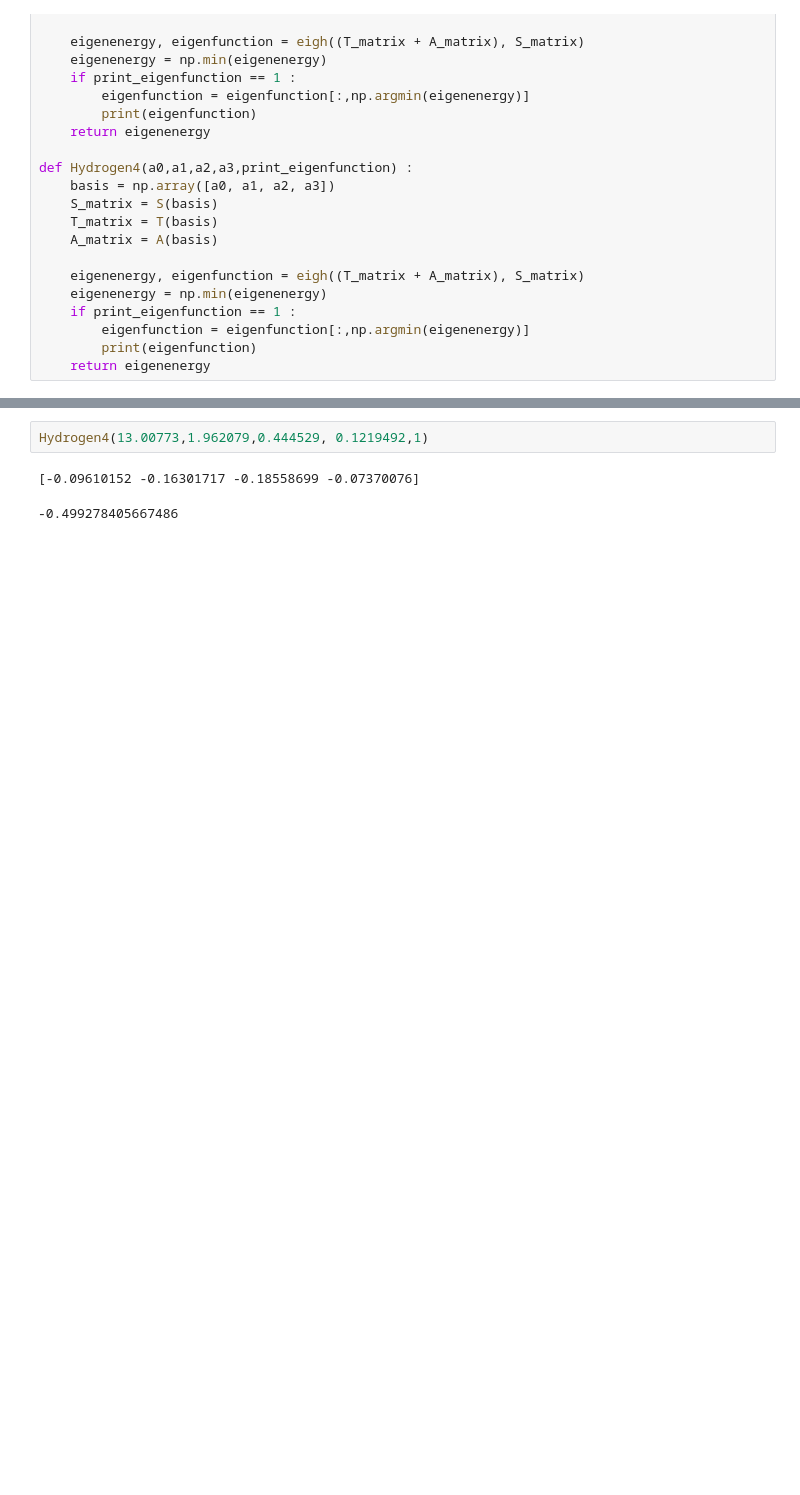
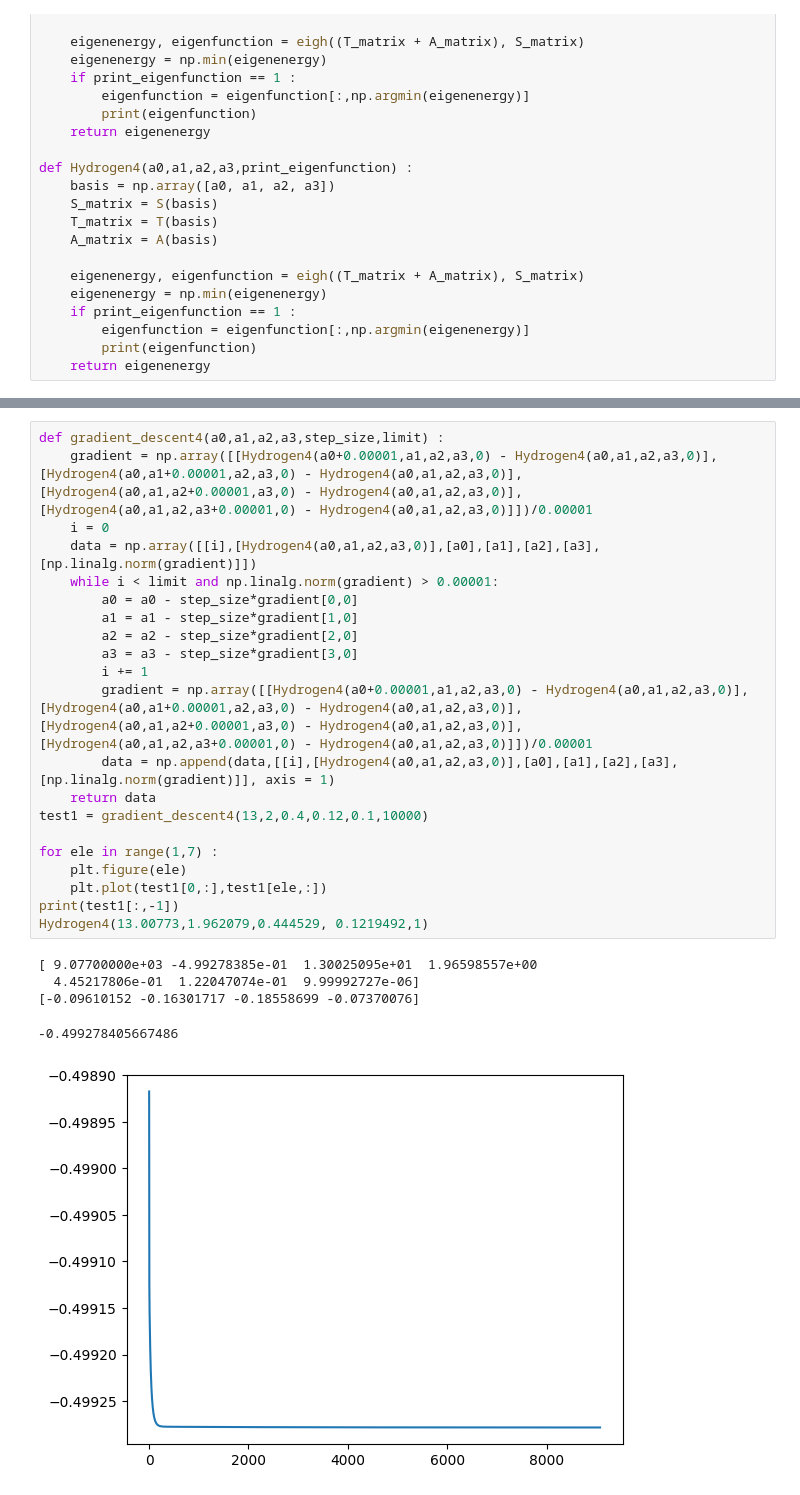
Before and after one commit to Blu3P34/Computational-Physics, a Jupyter notebook: Approximation for Hydrogen atom/Hydrogen.ipynb, the cells around one changed output, grey strips where cells are left out. Drawn from its saved outputs; the diff is of its cells as text; blank space fills up the shorter version.

```diff
--- a/Approximation for Hydrogen atom/Hydrogen.ipynb
+++ b/Approximation for Hydrogen atom/Hydrogen.ipynb
@@ -122,5 +132,27 @@ print(gradient_descent2(0.19857567435131285,1.2998029023001898,0.000001,50))
-# %%
-Hydrogen4(13.00773,1.962079,0.444529, 0.1219492,1)
-# %% [output]
-[-0.09610152 -0.16301717 -0.18558699 -0.07370076]
--0.499278405667486
+# %%
+def gradient_descent4(a0,a1,a2,a3,step_size,limit) :
+    gradient = np.array([[Hydrogen4(a0+0.00001,a1,a2,a3,0) - Hydrogen4(a0,a1,a2,a3,0)], [Hydrogen4(a0,a1+0.00001,a2,a3,0) - Hydrogen4(a0,a1,a2,a3,0)], [Hydrogen4(a0,a1,a2+0.00001,a3,0) - Hydrogen4(a0,a1,a2,a3,0)], [Hydrogen4(a0,a1,a2,a3+0.00001,0) - Hydrogen4(a0,a1,a2,a3,0)]])/0.00001
+    i = 0
+    data = np.array([[i],[Hydrogen4(a0,a1,a2,a3,0)],[a0],[a1],[a2],[a3],[np.linalg.norm(gradient)]])
+    while i < limit and np.linalg.norm(gradient) > 0.00001:
+        a0 = a0 - step_size*gradient[0,0]
+        a1 = a1 - step_size*gradient[1,0]
+        a2 = a2 - step_size*gradient[2,0]
+        a3 = a3 - step_size*gradient[3,0]
+        i += 1
+        gradient = np.array([[Hydrogen4(a0+0.00001,a1,a2,a3,0) - Hydrogen4(a0,a1,a2,a3,0)], [Hydrogen4(a0,a1+0.00001,a2,a3,0) - Hydrogen4(a0,a1,a2,a3,0)], [Hydrogen4(a0,a1,a2+0.00001,a3,0) - Hydrogen4(a0,a1,a2,a3,0)], [Hydrogen4(a0,a1,a2,a3+0.00001,0) - Hydrogen4(a0,a1,a2,a3,0)]])/0.00001
+        data = np.append(data,[[i],[Hydrogen4(a0,a1,a2,a3,0)],[a0],[a1],[a2],[a3],[np.linalg.norm(gradient)]], axis = 1)
+    return data
+test1 = gradient_descent4(13,2,0.4,0.12,0.1,10000)
+
+for ele in range(1,7) :
+    plt.figure(ele)
+    plt.plot(test1[0,:],test1[ele,:])
+print(test1[:,-1])
+Hydrogen4(13.00773,1.962079,0.444529, 0.1219492,1)
+# %% [output]
+[ 9.07700000e+03 -4.99278385e-01  1.30025095e+01  1.96598557e+00
+  4.45217806e-01  1.22047074e-01  9.99992727e-06]
+[-0.09610152 -0.16301717 -0.18558699 -0.07370076]
+-0.499278405667486
+[figure, added]
```
Also changed, not shown: parts of 3 cells of this notebook.
